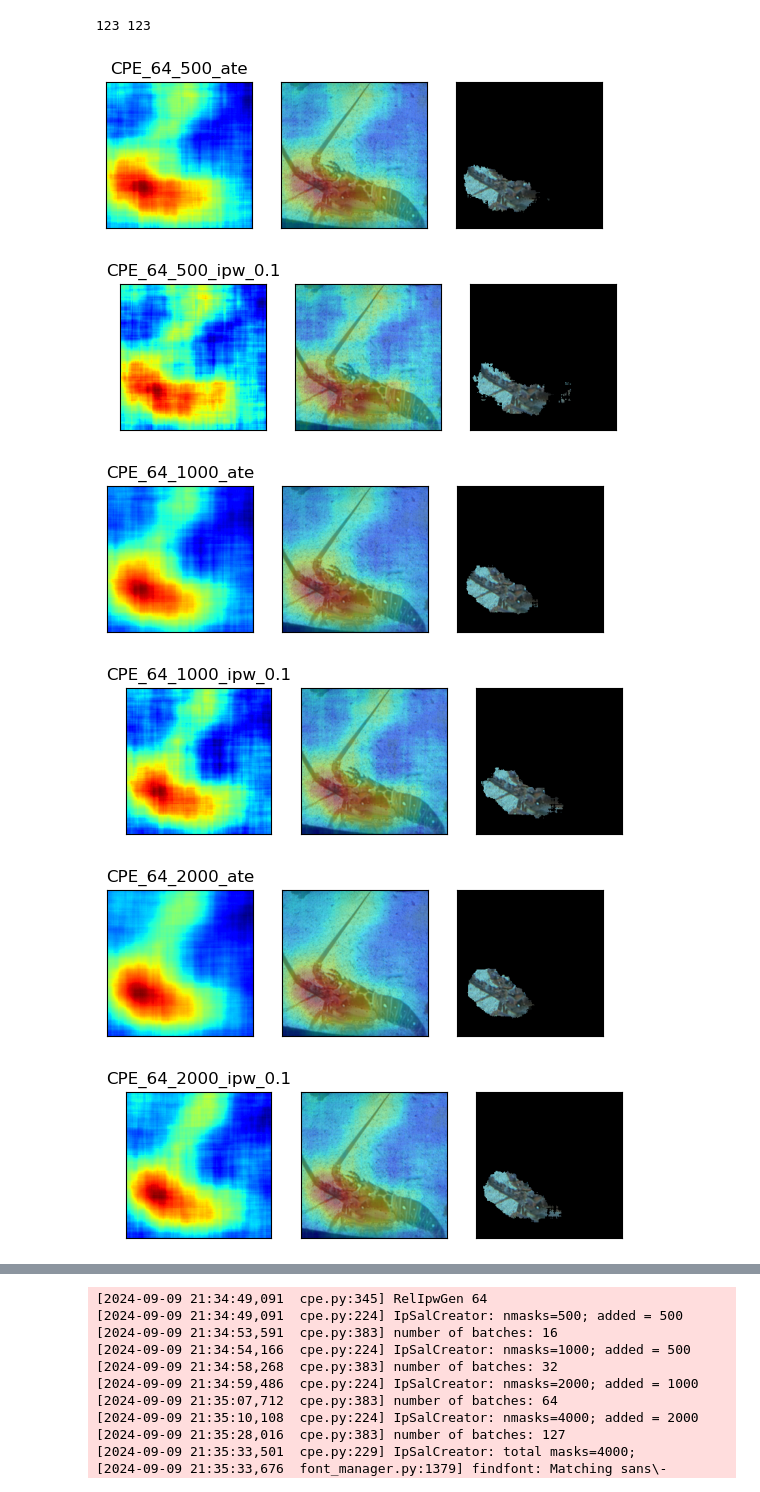
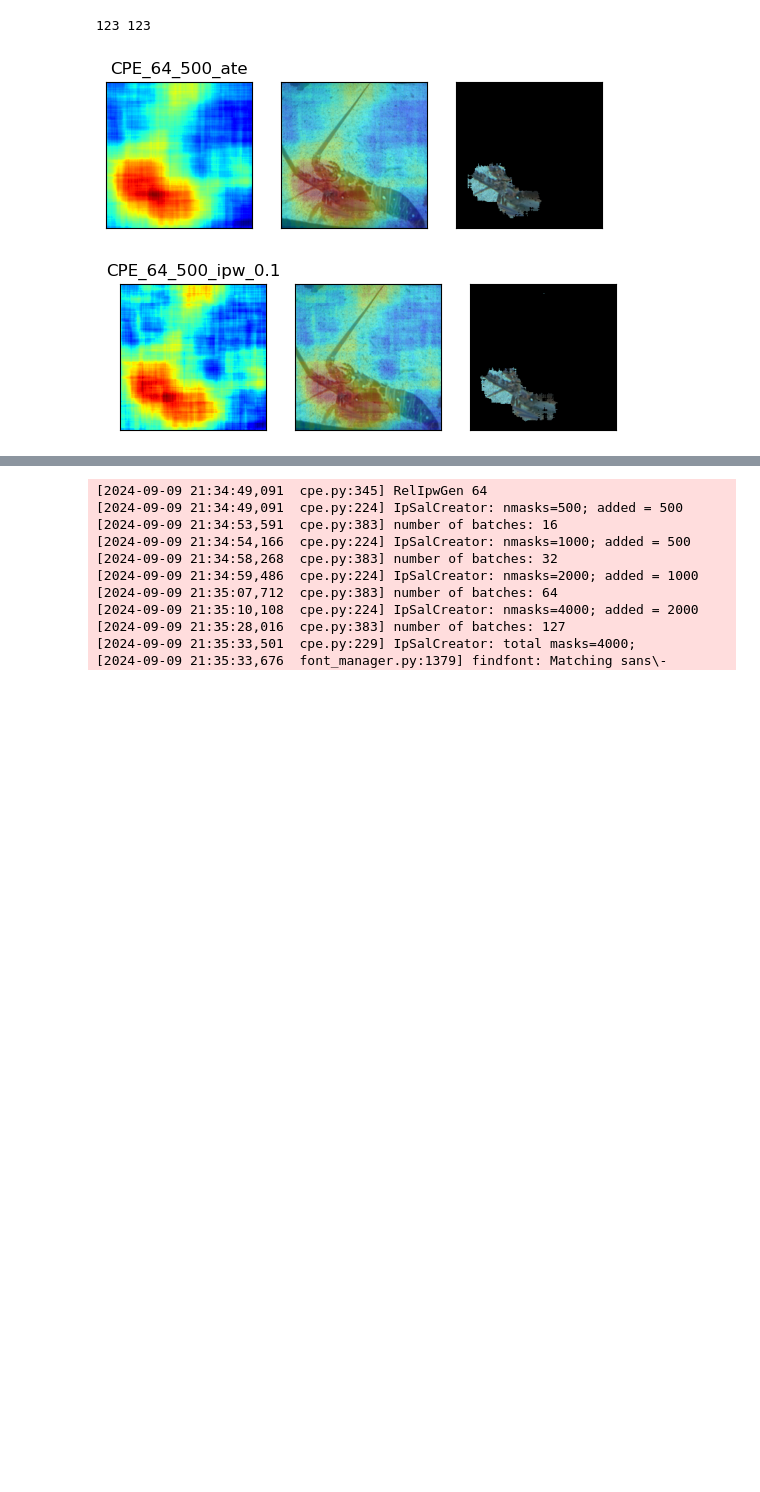
Before and after one commit to zivwhd/saliency, a Jupyter notebook: notebooks/pground.ipynb, the cells around one changed output, grey strips where cells are left out. Drawn from its saved outputs; the diff is of its cells as text; code cells hidden in the pictures; blank space fills up the shorter version.

```diff
--- a/notebooks/pground.ipynb
+++ b/notebooks/pground.ipynb
@@ -58,16 +55,12 @@ sals_dict = {}
 # %%
 %run src/intutils
 %run src/cpe
 
 segsize=64
-algo = IpwSalCreator(f"CPE_{segsize}", [500,1000,2000,4000], segsize=segsize, batch_size=32)
+algo = IpwSalCreator(f"CPE_{segsize}", [500], segsize=segsize, batch_size=32)
 res = algo(me, inp, topidx)
 show_sal_dict(res, img)
 sals_dict.update(res)
 # %% [output]
-[figure, old version]
+[figure, new version]
-[figure, old version]
+[figure, new version]
-[figure, removed]
-[figure, removed]
-[figure, removed]
-[figure, removed]
```
Also changed, not shown: parts of 22 cells of this notebook, 7 other files.
